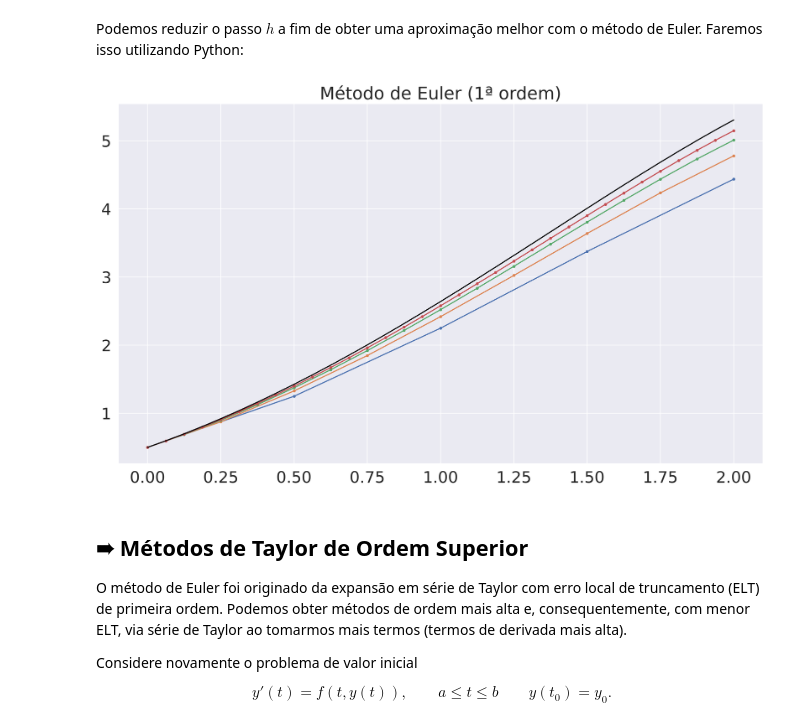
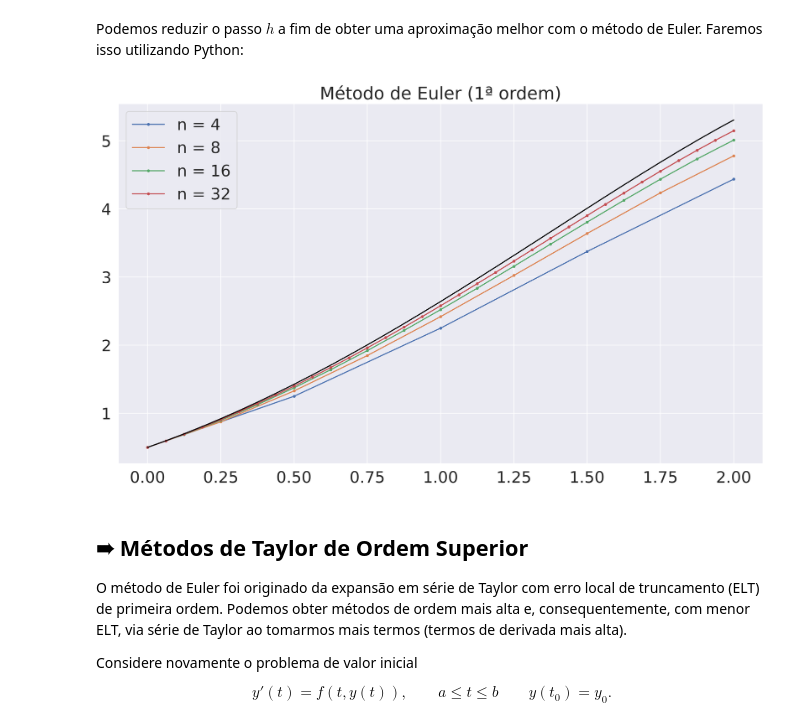
Before and after one commit to bgeneto/MCA, a Jupyter notebook: 2023-1/notebooks/mca10-edo.ipynb, the cells around one changed output. Drawn from its saved outputs; the diff is of its cells as text; code cells hidden in the pictures.

Commit message:
added legend

```diff
--- a/2023-1/notebooks/mca10-edo.ipynb
+++ b/2023-1/notebooks/mca10-edo.ipynb
@@ -152,27 +152,28 @@ def euler(func, a, b, n, y0):
 # %%
 import seaborn as sns
 from matplotlib import pyplot as plt
 %matplotlib inline
 sns.set_theme()
 sns.set(font="Verdana")
 sns.set(font_scale=2)
 
 a = 0
 b = 2
 y0 = 0.5
 
 ns = [2**i for i in range(2, 6)]
 fig, ax = plt.subplots(figsize=(16, 9), dpi=300)
 for n in ns:
     t, y = euler(f, a, b, n, y0)
     ax.plot(t, y, marker=".")
 
 t = np.linspace(a, b, n+1)
 ax.plot(t, exata(t), color='black')
 plt.title("Método de Euler (1ª ordem)")
+plt.legend(labels = ["n = {}".format(n) for n in ns])
 plt.show()
 # %% [output]
-[figure, old version]
+[figure, new version]
 # %% [markdown]
 ## ➠ Métodos de Taylor de Ordem Superior
 
```
Also changed, not shown: parts of 4 cells of this notebook.
